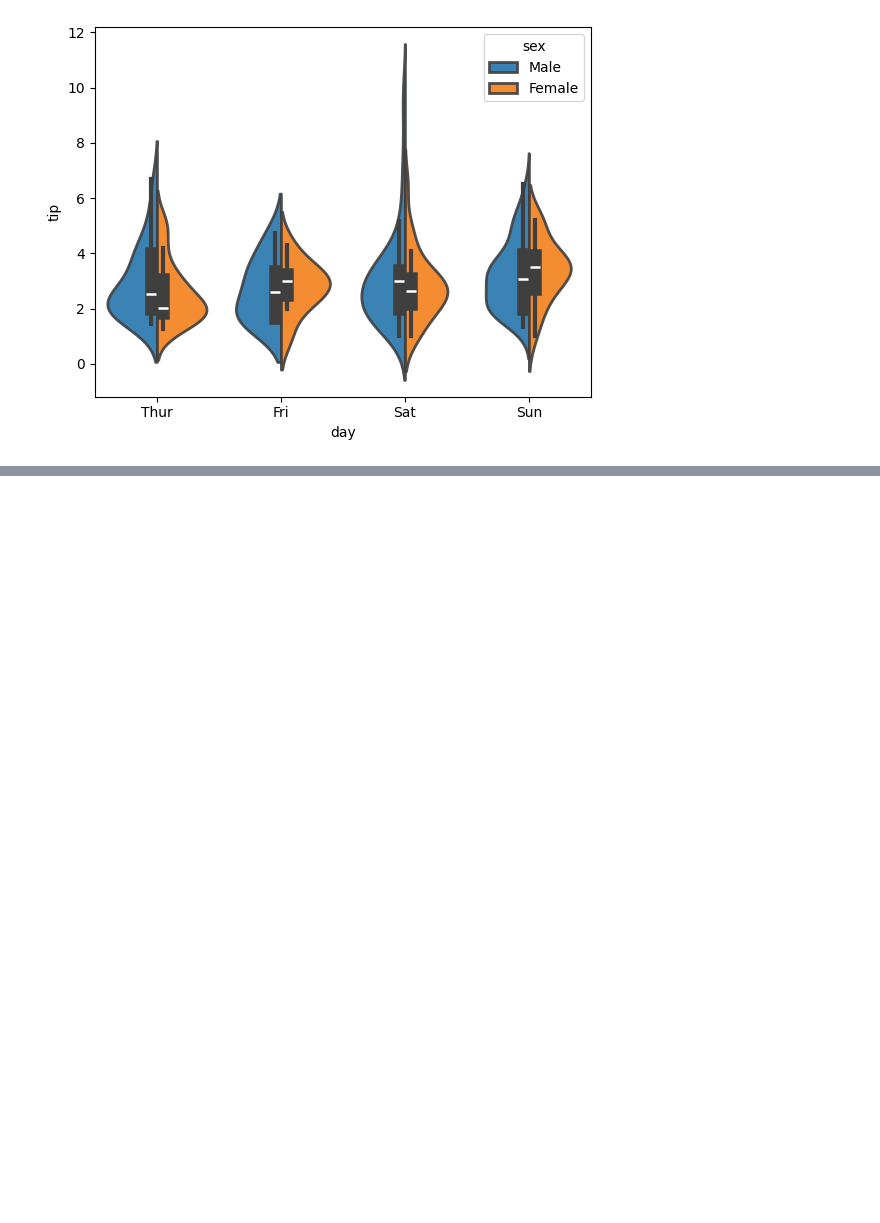
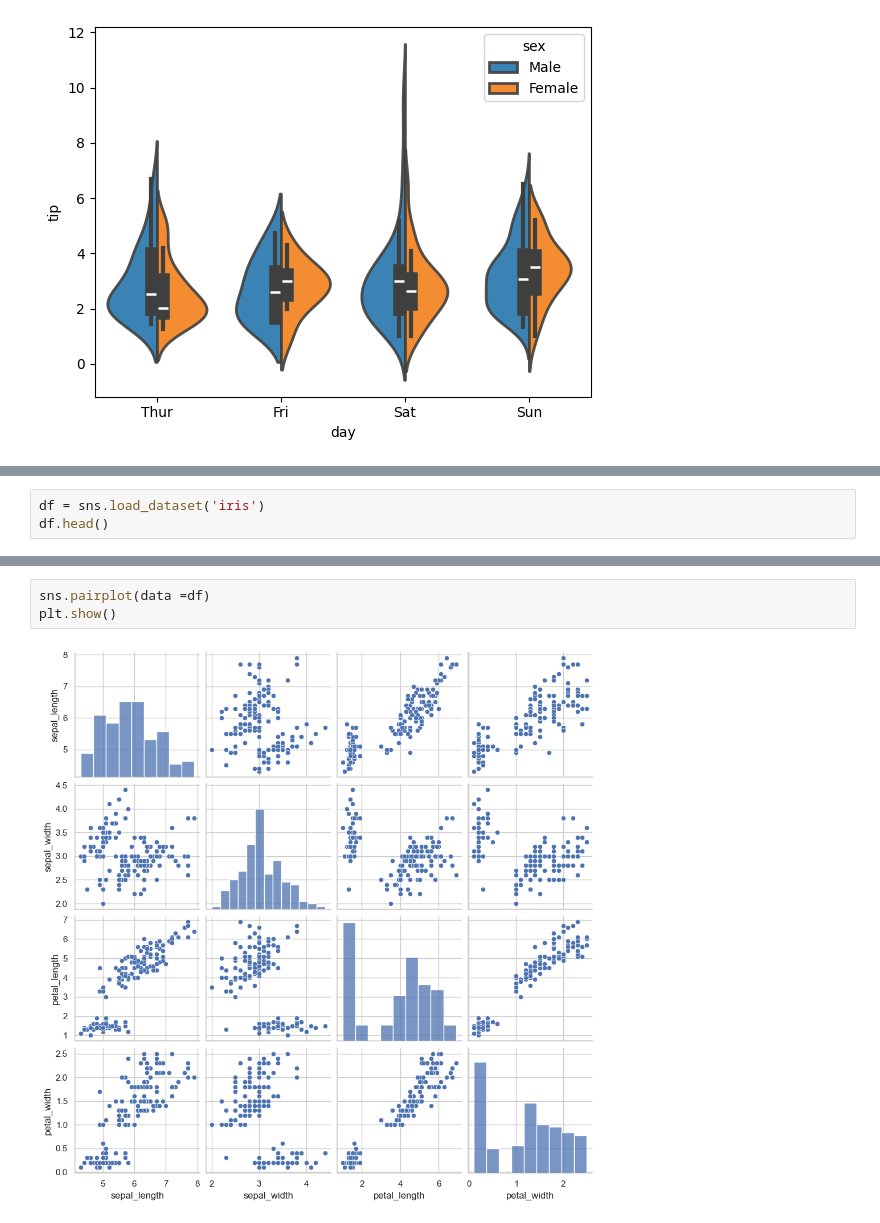
Before and after one commit to Arth9vansola/seaborn, a Jupyter notebook: seaborn.ipynb, the cells around one changed output, grey strips where cells are left out. Saved outputs shown, nothing was run; the diff lists cells and outputs as text; blank space fills up the shorter version.

```diff
--- a/seaborn.ipynb
+++ b/seaborn.ipynb
@@ -271,0 +297,3 @@ plt.show()
+# %%
+df = sns.load_dataset('iris')
+df.head()
@@ -271,0 +307,5 @@ plt.show()
+# %%
+sns.pairplot(data =df)
+plt.show()
+# %% [output]
+[figure, added]
```
Also changed, not shown: parts of 26 cells of this notebook.
